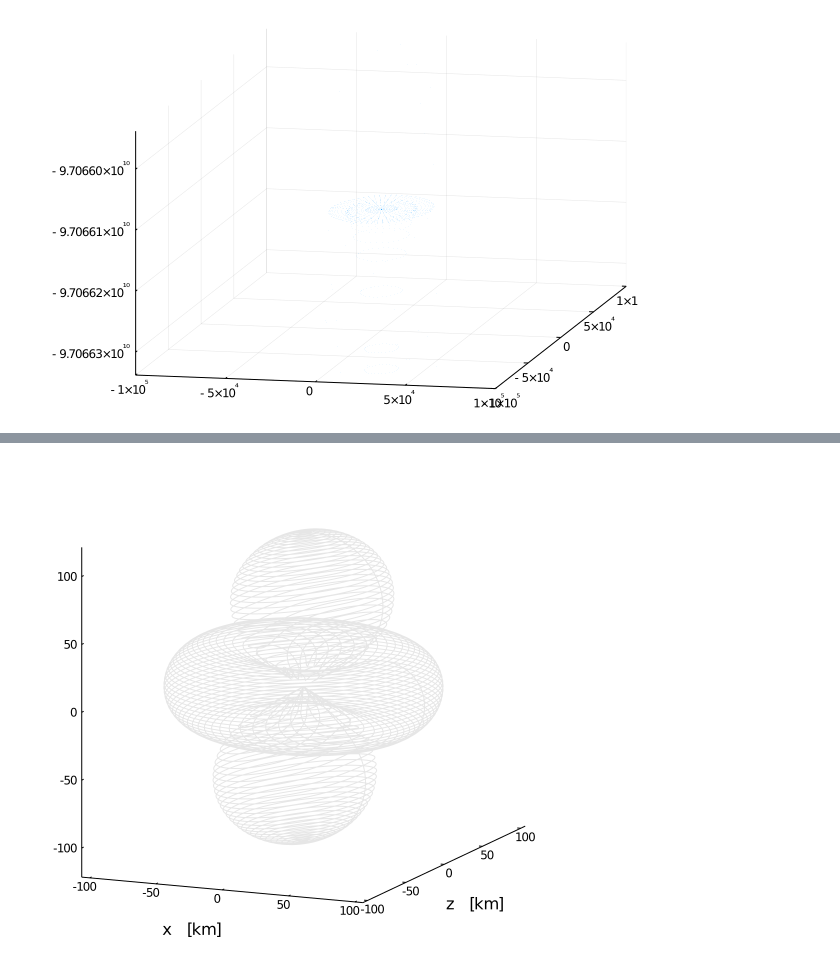
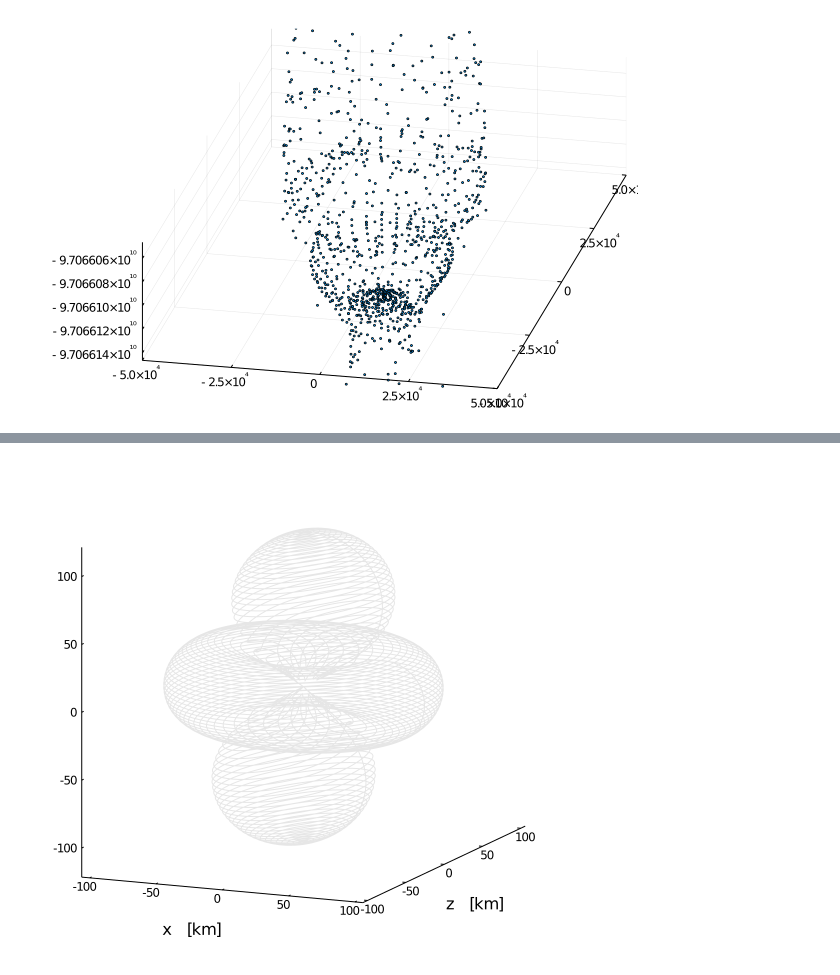
Before and after one commit to SamWitte/Axion_Infall, a Jupyter notebook: notebooks/ray_outfall.ipynb, the cells around one changed output, grey strips where cells are left out. Saved outputs shown, nothing was run; the diff lists cells and outputs as text; code cells hidden in the pictures.

```diff
--- a/notebooks/ray_outfall.ipynb
+++ b/notebooks/ray_outfall.ipynb
@@ -56,30 +137,30 @@ histogram!(log10.(dkdl .* ctheta), bins=nbins, legend=false)
 # %%
 gr(format="png")
 maxVZ = minimum(finalX[:,3])
 maxVY = maximum(finalX[:,2])
 maxVX = maximum(finalX[:,1])
 
 medianZ = Statistics.median(finalX[:, 3])
 stdZ = Statistics.std(finalX[:, 3])
 #scatter(finalX[:,1], finalX[:,2], finalX[:,3], markersize=4, camera=(40,50),zlims=(-maxVZ,maxVZ), xlims=(-maxVX,maxVX), ylims=(-maxVY,maxVY), legend=false)
 
 # #surface!(finalX[finalX[:,3].>0,1], finalX[finalX[:,3].>0,2], finalX[finalX[:,3].>0,3], zlims=(-maxVZ,maxVZ))
 # #surface!(camera=(20,20))
 
 # n=40
 # phi = 0:pi/50:2*pi;
 # theta = 0:pi/100:pi;
 # radi = 1e-4 # pc
 
 # x = radi .* 3.086e+13 .* [cos(t)*sin(p) for t in theta, p in phi];
 # y =  radi .* 3.086e+13 .*  [sin(t)*sin(p) for t in theta, p in phi] .+ 7e10;
 # z =  radi .* 3.086e+13 .* [cos(p) for t in theta, p in phi] .- 9e10;
 
 # plot!(x,y,z, legend=false, color=:blue)
-limS = 5*stdZ
-dist = 1e5
+limS = 3*stdZ
+dist = 5e4
 surface()
-scatter!(finalX[:,1], finalX[:,2], finalX[:,3], markersize=1, markeralpha=0.05, zlims=(medianZ-dist*2,medianZ+dist*2), xlims=(-dist, dist),ylims=(-dist, dist), legend=false)
-surface!(camera=(20,40))
+scatter!(finalX[:,1], finalX[:,2], finalX[:,3], markersize=1.3, zlims=(medianZ-dist,medianZ+dist), xlims=(-dist, dist),ylims=(-dist, dist), legend=false)
+surface!(camera=(20,70))
 # %% [output]
-[figure, old version]
+[figure, new version]
```
Also changed, not shown: parts of 18 cells of this notebook, 15 other files.
